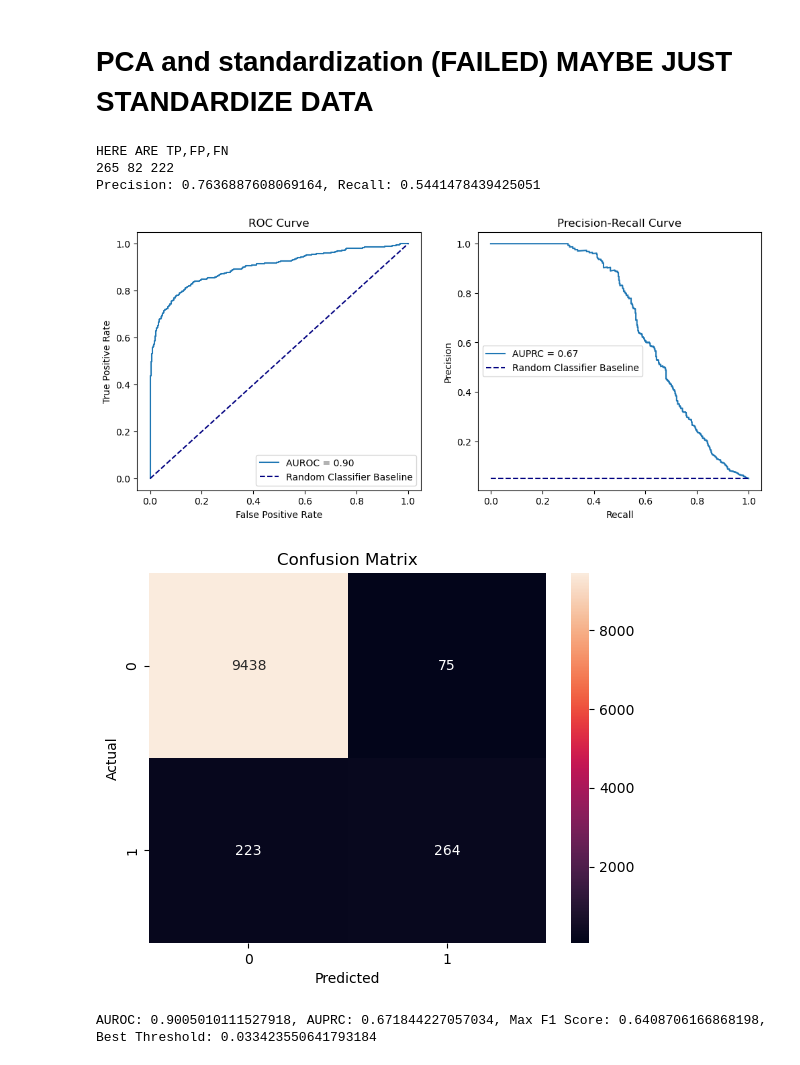
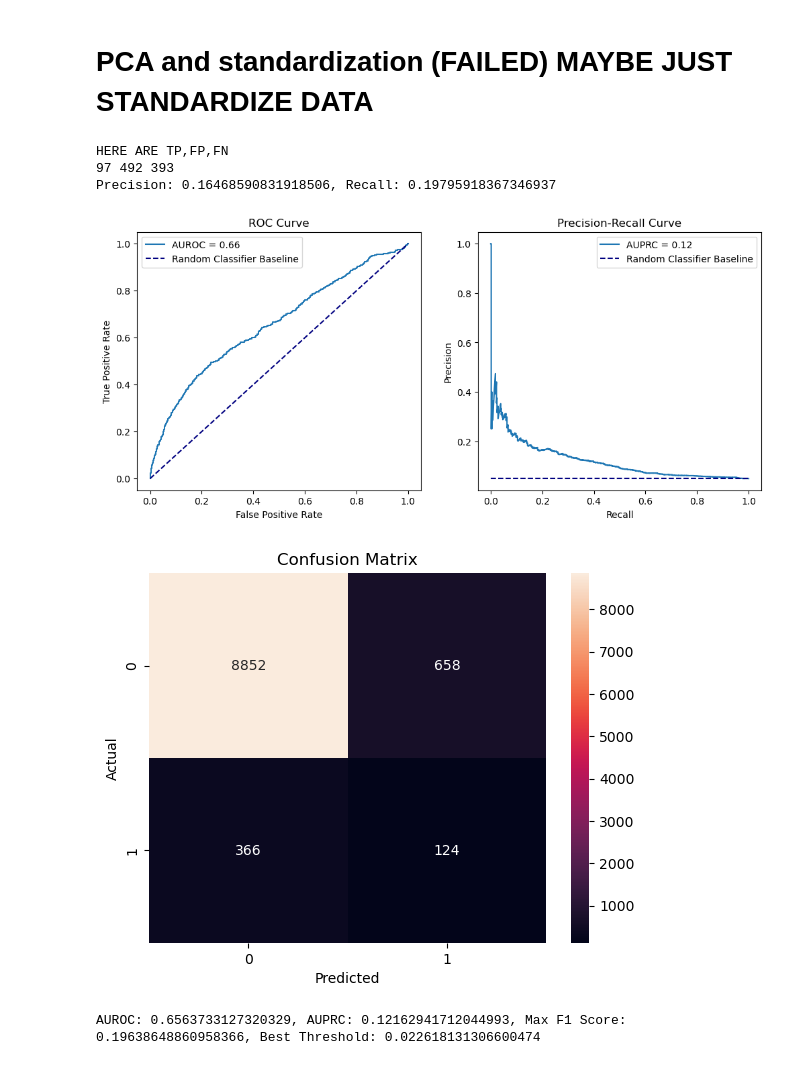
Before and after one commit to Neelhpatel2011/GRN-reconstruction-RFR, a Jupyter notebook: Project1/5_mr_50_cond/GRN_Project1_5mr_DS_Neel_Edits.ipynb, the cells around one changed output. Cells and saved outputs as stored; diff of their text form; code cells hidden in the pictures.

Commit message:
5 data set

```diff
--- a/Project1/5_mr_50_cond/GRN_Project1_5mr_DS_Neel_Edits.ipynb
+++ b/Project1/5_mr_50_cond/GRN_Project1_5mr_DS_Neel_Edits.ipynb
@@ -843,8 +869,8 @@ def evaluate_metrics(tf_expression, tg_expression, scores, ground_truth_file):
     return auroc, auprc, max_f1, best_threshold
 
 # Load your data
-expression_file = r'C:\Users\Neel Patel\Documents\Github Repositories\Machine-Learning-Biosciences-Final-Project\Project1\100_mr_50_cond\simulated_noNoise.txt'
-ground_truth_file = r'C:\Users\Neel Patel\Documents\Github Repositories\Machine-Learning-Biosciences-Final-Project\Project1\100_mr_50_cond\bipartite_GRN.csv'
+expression_file = r'C:\Users\Neel Patel\Documents\Github Repositories\Machine-Learning-Biosciences-Final-Project\Project1\5_mr_50_cond\simulated_noNoise.txt'
+ground_truth_file = r'C:\Users\Neel Patel\Documents\Github Repositories\Machine-Learning-Biosciences-Final-Project\Project1\5_mr_50_cond\bipartite_GRN.csv'
 
 tf_expression, tg_expression = load_data(expression_file)
 
@@ -975,8 +1001,8 @@ def evaluate_metrics(tf_expression, tg_expression, scores, ground_truth_file):
     return auroc, auprc, max_f1, best_threshold
 
 # Load your data
-expression_file = r'C:\Users\Neel Patel\Documents\Github Repositories\Machine-Learning-Biosciences-Final-Project\Project1\100_mr_50_cond\simulated_noNoise.txt'
-ground_truth_file = r'C:\Users\Neel Patel\Documents\Github Repositories\Machine-Learning-Biosciences-Final-Project\Project1\100_mr_50_cond\bipartite_GRN.csv'
+expression_file = r'C:\Users\Neel Patel\Documents\Github Repositories\Machine-Learning-Biosciences-Final-Project\Project1\5_mr_50_cond\simulated_noNoise.txt'
+ground_truth_file = r'C:\Users\Neel Patel\Documents\Github Repositories\Machine-Learning-Biosciences-Final-Project\Project1\5_mr_50_cond\bipartite_GRN.csv'
 
 tf_expression, tg_expression = load_data(expression_file)
 
@@ -1107,8 +1133,8 @@ def evaluate_metrics(tf_expression, tg_expression, scores, ground_truth_file):
 
 # Load your data
 
-expression_file = r'C:\Users\Neel Patel\Documents\Github Repositories\Machine-Learning-Biosciences-Final-Project\Project1\100_mr_50_cond\simulated_noNoise.txt'
-ground_truth_file = r'C:\Users\Neel Patel\Documents\Github Repositories\Machine-Learning-Biosciences-Final-Project\Project1\100_mr_50_cond\bipartite_GRN.csv'
+expression_file = r'C:\Users\Neel Patel\Documents\Github Repositories\Machine-Learning-Biosciences-Final-Project\Project1\5_mr_50_cond\simulated_noNoise.txt'
+ground_truth_file = r'C:\Users\Neel Patel\Documents\Github Repositories\Machine-Learning-Biosciences-Final-Project\Project1\5_mr_50_cond\bipartite_GRN.csv'
 
 tf_expression, tg_expression = load_data(expression_file)
 
@@ -1234,4 +1260,25 @@ def evaluate_metrics(tf_expression, tg_expression, scores, ground_truth_file):
     plt.show()
 
     return auroc, auprc, max_f1, best_threshold
+
+# Load your data
+
+expression_file = r'C:\Users\Neel Patel\Documents\Github Repositories\Machine-Learning-Biosciences-Final-Project\Project1\5_mr_50_cond\simulated_noNoise.txt'
+ground_truth_file = r'C:\Users\Neel Patel\Documents\Github Repositories\Machine-Learning-Biosciences-Final-Project\Project1\5_mr_50_cond\bipartite_GRN.csv'
+
+tf_expression, tg_expression = load_data(expression_file)
+
+# Train models and calculate SHAP values
+models, shap_values_list = train_models_with_shap(tf_expression, tg_expression)
+shap_scores = infer_grn_with_shap_scores(models, shap_values_list)
+
+# Calculate mutual information
+mi_scores = calculate_mutual_information(tf_expression, tg_expression)
+
+# Integrate SHAP and MI scores
+combined_scores = integrate_shap_mi_harmonic_mean(shap_scores, mi_scores)
+
+# Evaluate and display metrics for the combined score-based GRN
+auroc, auprc, max_f1, _ = evaluate_metrics(tf_expression, tg_expression, combined_scores, ground_truth_file)
+print(f"AUROC: {auroc}, AUPRC: {auprc}, Max F1 Score: {max_f1}")
 # %% [output]
@@ -1356,35 +1403,39 @@ def evaluate_metrics(tf_expression, tg_expression, scores, ground_truth_file):
     sns.heatmap(cm, annot=True, fmt='d')
     plt.title('Confusion Matrix')
     plt.ylabel('Actual')
     plt.xlabel('Predicted')
     plt.show()
 
     return auroc, auprc, max_f1, best_threshold
+# Load your data
+
+expression_file = r'C:\Users\Neel Patel\Documents\Github Repositories\Machine-Learning-Biosciences-Final-Project\Project1\5_mr_50_cond\simulated_noNoise.txt'
+ground_truth_file = r'C:\Users\Neel Patel\Documents\Github Repositories\Machine-Learning-Biosciences-Final-Project\Project1\5_mr_50_cond\bipartite_GRN.csv'
 
 # Load your data and adjust file path as necessary!
 tf_expression, tg_expression = load_and_standardize_data(expression_file)
 
 # Train a model for each target gene
 models = train_models(tf_expression, tg_expression)
 
 # Infer the gene regulatory network
 predicted_grn_edges = infer_grn(models)
 
 # Evaluate the GRN
 precision, recall= evaluate_grn(predicted_grn_edges, ground_truth_file)
 
 print(f"Precision: {precision}, Recall: {recall}")
 
 # Get scores from the GRN models
 scores = infer_grn_scores(models)
 
 # Evaluate and display metrics
 auroc, auprc, max_f1, best_threshold = evaluate_metrics(tf_expression, tg_expression, scores, ground_truth_file)
 print(f"AUROC: {auroc}, AUPRC: {auprc}, Max F1 Score: {max_f1}, Best Threshold: {best_threshold}")
 # %% [output]
 HERE ARE TP,FP,FN
-265 82 222
-Precision: 0.7636887608069164, Recall: 0.5441478439425051
+97 492 393
+Precision: 0.16468590831918506, Recall: 0.19795918367346937
-[figure, old version]
+[figure, new version]
-[figure, old version]
+[figure, new version]
-AUROC: 0.9005010111527918, AUPRC: 0.671844227057034, Max F1 Score: 0.6408706166868198, Best Threshold: 0.033423550641793184
+AUROC: 0.6563733127320329, AUPRC: 0.12162941712044993, Max F1 Score: 0.19638648860958366, Best Threshold: 0.022618131306600474
```
Also changed, not shown: parts of 11 cells of this notebook.
